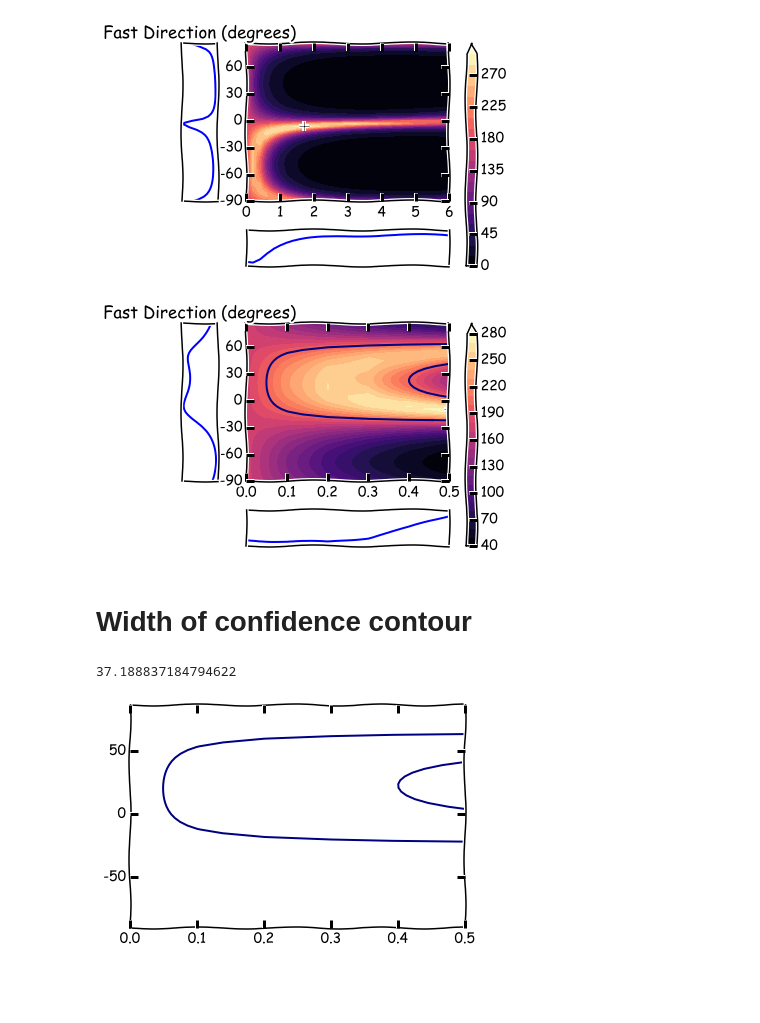
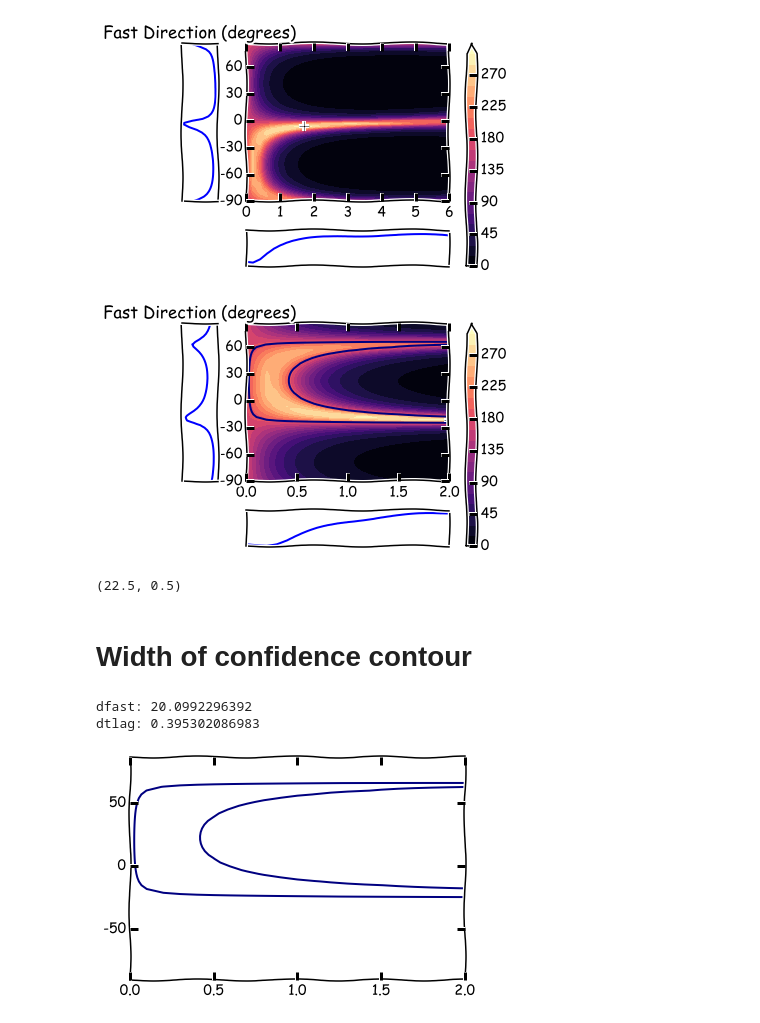
Before and after one commit to JackWalpole/splitwavepy, a Jupyter notebook: devel/Work_with_obspy.ipynb, the cells around one changed output. Drawn from its saved outputs; the diff is of its cells as text; code cells hidden in the pictures; blank space fills up the shorter version.

Commit message:
ftest error estimation by measuring bounding rectangle width

```diff
--- a/devel/Work_with_obspy.ipynb
+++ b/devel/Work_with_obspy.ipynb
@@ -117,24 +117,27 @@ N.plotsurf(cmap='magma')
 # %%
 stne = stf.select(component="[E,N]").copy()
 stne.trim(skstime-30,skstime+30)
 delta = stne[0].stats.delta
 
-tlags = np.linspace(0,0.5,40)
+tlags = np.linspace(0,2.0,40)
 # degs = np.linspace(-90,90,90)
 M = s.EigenM(stne[1].data,stne[0].data,delta=delta,tlags=tlags)
 # M = s.EigenM(stne[1],stne[0],delta=delta)
 M.plotsurf(lam2_95=True)
+M.f_errors()
 # %% [output]
-[figure, old version]
+[figure, new version]
+(22.5, 0.5)
 # %% [markdown]
 # Width of confidence contour
 # %%
-contour = measure.find_contours(M.lam2,M.lam2_95())
 c = plt.contour(M.tlags,M.degs,M.lam2,levels=[M.lam2_95()])
 p = c.collections[0].get_paths()
 v = np.asarray([ v.vertices for v in p ])[0]
-# (v[:,0].max() - v[:,0].min())/4
-(v[:,1].max() - v[:,1].min())
+# bounding rectangle
+print('dfast:',(v[:,1].max() - v[:,1].min())/4)
+print('dtlag:',(v[:,0].max() - v[:,0].min())/4)
 # %% [output]
-37.188837184794622
+dfast: 20.0992296392
+dtlag: 0.395302086983
-[figure, old version]
+[figure, new version]
```
Also changed, not shown: parts of 12 cells of this notebook, 2 other files.
